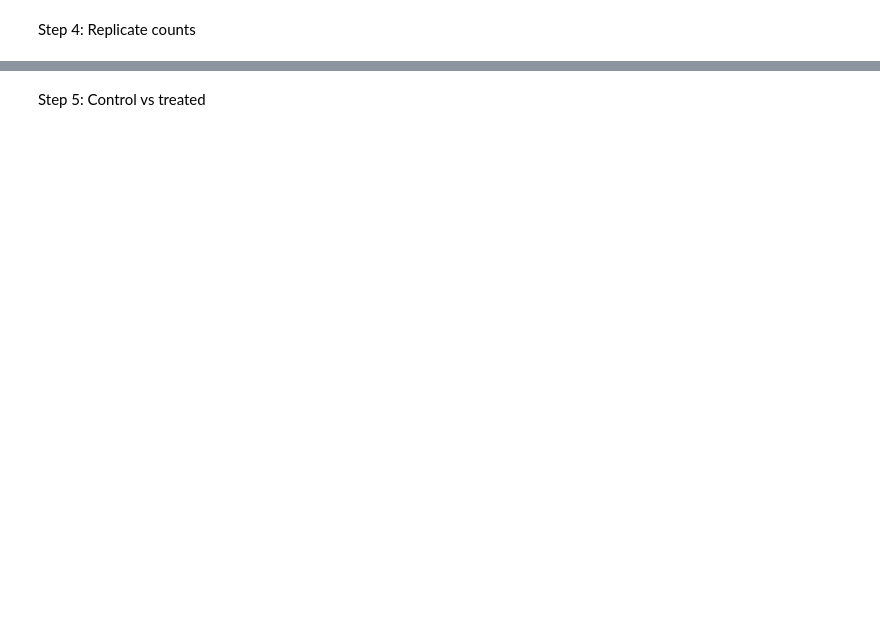
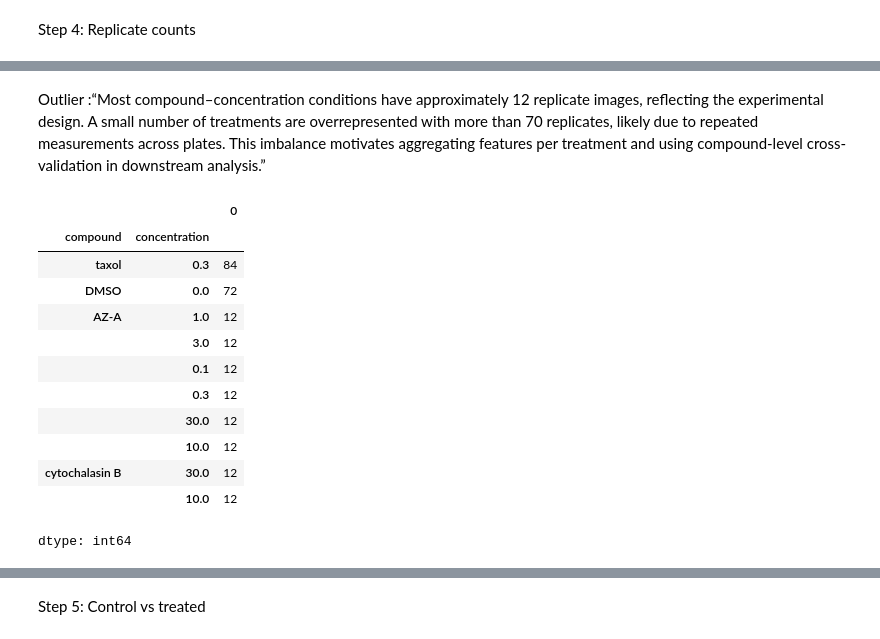
Before and after one commit to saamm/microscopy_self_supervised_learning, a Jupyter notebook: notebooks/2_metadata_analysis.ipynb, the cells around one changed output, grey strips where cells are left out. Cells and saved outputs as stored; diff of their text form; code cells hidden in the pictures; blank space fills up the shorter version.

```diff
--- a/notebooks/2_metadata_analysis.ipynb
+++ b/notebooks/2_metadata_analysis.ipynb
@@ -124,0 +200,18 @@ metadata.groupby(['CompoundName','Concentration']).size()
+# %% [markdown]
+Outlier :“Most compound–concentration conditions have approximately 12 replicate images, reflecting the experimental design. A small number of treatments are overrepresented with more than 70 replicates, likely due to repeated measurements across plates. This imbalance motivates aggregating features per treatment and using compound-level cross-validation in downstream analysis.”
+# %%
+rep_counts.sort_values(ascending=False).head(10)
+# %% [output]
+|  |  | 0 |
+| compound | concentration |  |
+| taxol | 0.3 | 84 |
+| DMSO | 0.0 | 72 |
+| AZ-A | 1.0 | 12 |
+|  | 3.0 | 12 |
+|  | 0.1 | 12 |
+|  | 0.3 | 12 |
+|  | 30.0 | 12 |
+|  | 10.0 | 12 |
+| cytochalasin B | 30.0 | 12 |
+|  | 10.0 | 12 |
+dtype: int64
```
Also changed, not shown: parts of 19 cells of this notebook.
